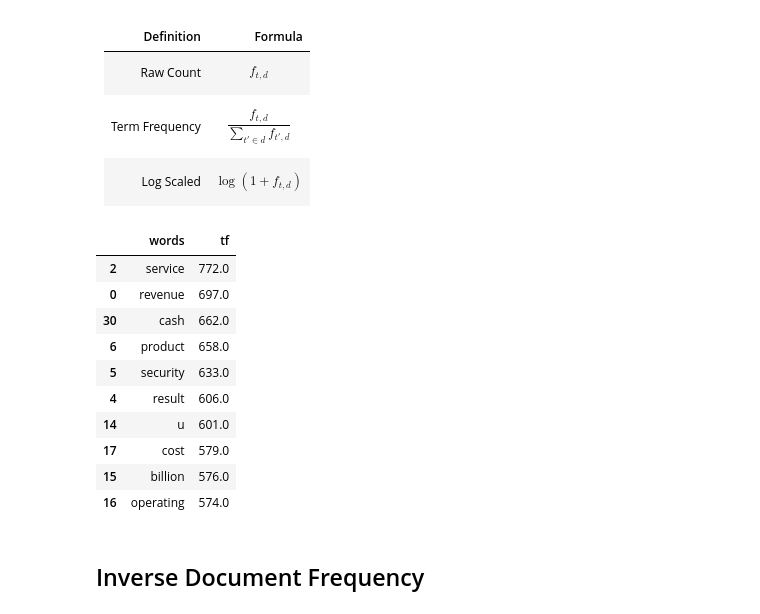
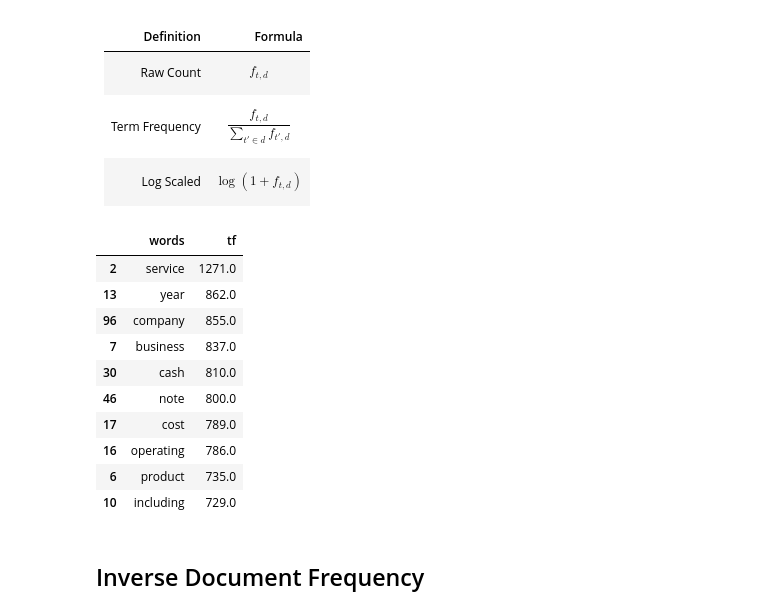
Before and after one commit to SouthernMethodistUniversity/text_mining_with_python, a Jupyter notebook: intermediate_textmining.ipynb, the cells around one changed output. Drawn from its saved outputs; the diff is of its cells as text; code cells hidden in the pictures.

```diff
--- a/intermediate_textmining.ipynb
+++ b/intermediate_textmining.ipynb
@@ -349,28 +378,28 @@ There are other ways of defining this including a true term frequency and a log
 |Log Scaled|$$\log(1+f_{t,d})$$|
 # %%
 ## Raw Count Definition
-tf1 = (data['Text'][0:5]).apply(lambda x: pd.value_counts(x.split(" "))).sum(axis = 0).reset_index()
+tf1 = (data['Text'].head(15)[::3]).apply(lambda x: pd.value_counts(x.split(" "))).sum(axis = 0).reset_index()
 
 ## Term Frequency Definition
 #tf1 = (data['Text'][0:5]).apply(lambda x: (pd.value_counts(x.split(" ")))/len(x.split(" "))).sum(axis = 0).reset_index()
 
 ## Log Scaled Definition
 #tf1 = (data['Text'][0:10]).apply(lambda x: 1.0+np.log(pd.value_counts(x.split(" ")))).sum(axis = 0).reset_index()
 
 tf1.columns = ['words','tf']
 tf1.sort_values(by='tf', ascending=False)[:10]
 # %% [output]
 |  | words | tf |
-| 2 | service | 772.0 |
-| 0 | revenue | 697.0 |
-| 30 | cash | 662.0 |
-| 6 | product | 658.0 |
-| 5 | security | 633.0 |
-| 4 | result | 606.0 |
-| 14 | u | 601.0 |
-| 17 | cost | 579.0 |
-| 15 | billion | 576.0 |
-| 16 | operating | 574.0 |
+| 2 | service | 1271.0 |
+| 13 | year | 862.0 |
+| 96 | company | 855.0 |
+| 7 | business | 837.0 |
+| 30 | cash | 810.0 |
+| 46 | note | 800.0 |
+| 17 | cost | 789.0 |
+| 16 | operating | 786.0 |
+| 6 | product | 735.0 |
+| 10 | including | 729.0 |
 # %% [markdown]
 ## Inverse Document Frequency
 # %% [markdown]
```
Also changed, not shown: parts of 31 cells of this notebook, 1 other file.
